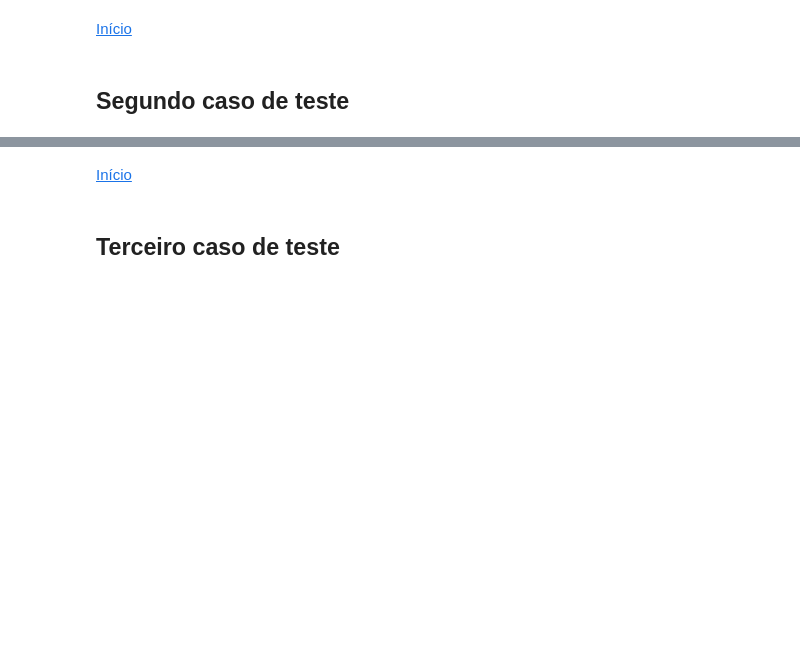
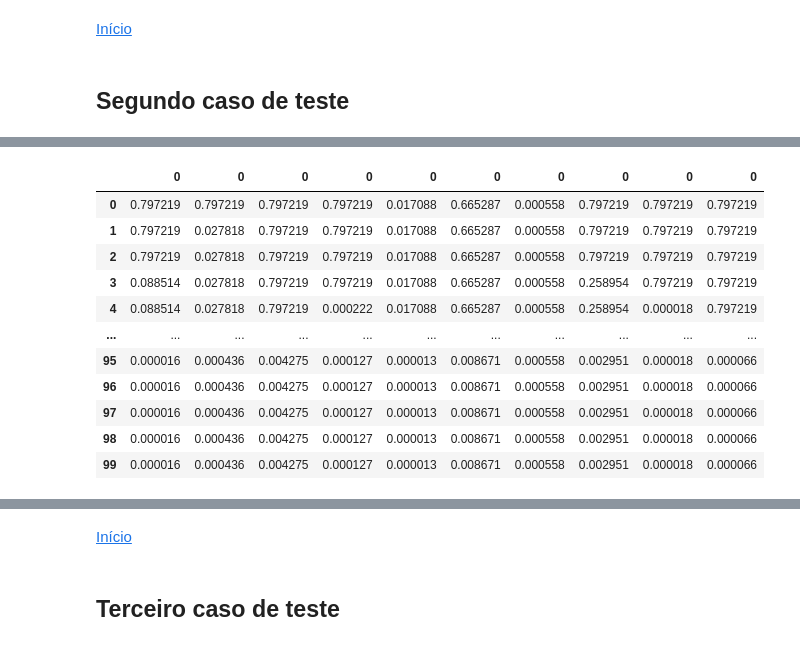
Before and after one commit to julianaAuzier/topicos-especiais-computacao-trabalho1, a Jupyter notebook: 2 - testing random walk.ipynb, the cells around one changed output, grey strips where cells are left out. Cells and saved outputs as stored; diff of their text form; code cells hidden in the pictures; blank space fills up the shorter version.

```diff
--- a/2 - testing random walk.ipynb
+++ b/2 - testing random walk.ipynb
@@ -331,0 +353,81 @@ delta_2 = 0.01
+# %%
+tabela2 = pd.DataFrame()
+for j in range(i_desejadas):
+
+    melhor_i=[]
+
+    for i in range(sem_evoluir):
+        #segunda geracao
+        if i==0:
+            nova_melhor_pop = melhor_palavra_inicial.copy() #troca melhor_pop_inicial
+
+            #novos 50% da população
+            nova_pop = criaPop(int(tamanho_2/2),dim_2) #troca n_pop, dim
+
+            #converter para as faixas
+            nova_pop = converter2(nova_pop) #troca converter1
+
+            #fitness da nova população
+            nova_pop = np.c_[nova_pop,(diferenca(palavraAlvo,nova_pop))] #troca f
+
+            #melhor 50% pop anterior + 50% nova população
+            nova_melhor_pop = np.append(nova_melhor_pop,(nova_pop),axis= 0)
+
+            #reordena
+            melhor_pop = nova_melhor_pop[nova_melhor_pop[0:, -1].argsort()]
+
+            #melhor fit dessa geração
+            melhor_i.append(melhor_pop[0:1,-1])
+
+        #gerações posteriores
+        elif i>0:
+            nova_melhor_pop = melhor_pop[0:int(n_pop/2),:]
+
+            nova_pop = criaPop(int(tamanho_2/2),dim_2) #troca n_pop, dim
+
+            nova_pop = converter2(nova_pop) #troca converter1
+
+            nova_pop = np.c_[nova_pop,(diferenca(palavraAlvo,nova_pop))] #troca f
+
+            nova_melhor_pop = np.append(nova_melhor_pop,(nova_pop),axis= 0)
+
+            melhor_pop = nova_melhor_pop[nova_melhor_pop[0:, -1].argsort()]
+
+            #melhores fits da geração
+            melhor_i.append(melhor_pop[0:1,-1])
+
+            evolucao = estagnacao(melhor_i[i-1],melhor_i[i])
+
+            if evolucao <= delta:
+                cont += 1
+
+            elif evolucao >= delta:
+                cont=0
+
+            elif evolucao == cont:
+                continue
+
+    tabela2 = pd.concat([tabela2, pd.DataFrame(melhor_i)], axis=1) #troca tabela
+    #print('Número de iterações para a convergência: ',i)
+
+#media e desvio padrao dos fits
+desvioP = np.std(tabela2,axis=1)
+media = np.mean(tabela2,axis=1)
+desvioSup = media - desvioP
+desvioInf = media + desvioP
+
+
+tabela2
+# %% [output]
+|  | 0 | 0 | 0 | 0 | 0 | 0 | 0 | 0 | 0 | 0 |
+| 0 | 0.797219 | 0.797219 | 0.797219 | 0.797219 | 0.017088 | 0.665287 | 0.000558 | 0.797219 | 0.797219 | 0.797219 |
+| 1 | 0.797219 | 0.027818 | 0.797219 | 0.797219 | 0.017088 | 0.665287 | 0.000558 | 0.797219 | 0.797219 | 0.797219 |
+| 2 | 0.797219 | 0.027818 | 0.797219 | 0.797219 | 0.017088 | 0.665287 | 0.000558 | 0.797219 | 0.797219 | 0.797219 |
+| 3 | 0.088514 | 0.027818 | 0.797219 | 0.797219 | 0.017088 | 0.665287 | 0.000558 | 0.258954 | 0.797219 | 0.797219 |
+| 4 | 0.088514 | 0.027818 | 0.797219 | 0.000222 | 0.017088 | 0.665287 | 0.000558 | 0.258954 | 0.000018 | 0.797219 |
+| ... | ... | ... | ... | ... | ... | ... | ... | ... | ... | ... |
+| 95 | 0.000016 | 0.000436 | 0.004275 | 0.000127 | 0.000013 | 0.008671 | 0.000558 | 0.002951 | 0.000018 | 0.000066 |
+| 96 | 0.000016 | 0.000436 | 0.004275 | 0.000127 | 0.000013 | 0.008671 | 0.000558 | 0.002951 | 0.000018 | 0.000066 |
+| 97 | 0.000016 | 0.000436 | 0.004275 | 0.000127 | 0.000013 | 0.008671 | 0.000558 | 0.002951 | 0.000018 | 0.000066 |
+| 98 | 0.000016 | 0.000436 | 0.004275 | 0.000127 | 0.000013 | 0.008671 | 0.000558 | 0.002951 | 0.000018 | 0.000066 |
+| 99 | 0.000016 | 0.000436 | 0.004275 | 0.000127 | 0.000013 | 0.008671 | 0.000558 | 0.002951 | 0.000018 | 0.000066 |
```
Also changed, not shown: parts of 16 cells of this notebook.
